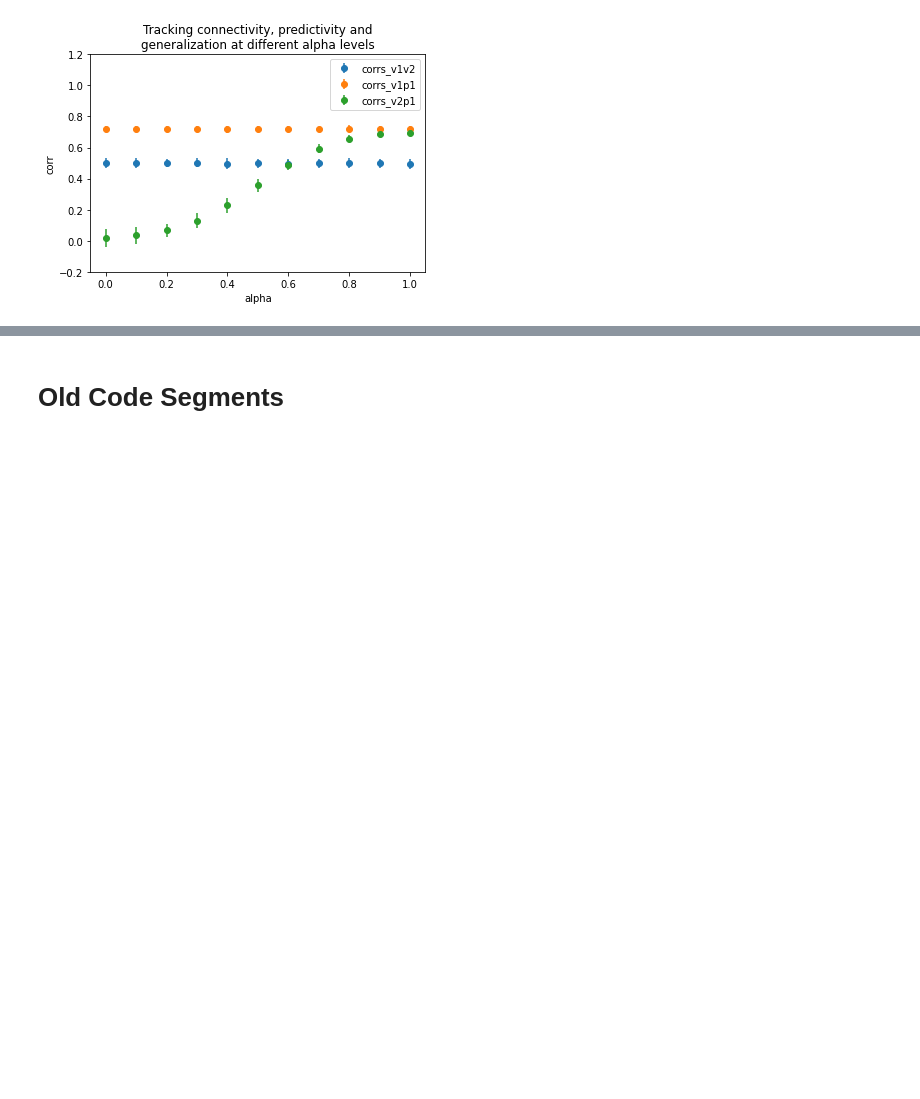
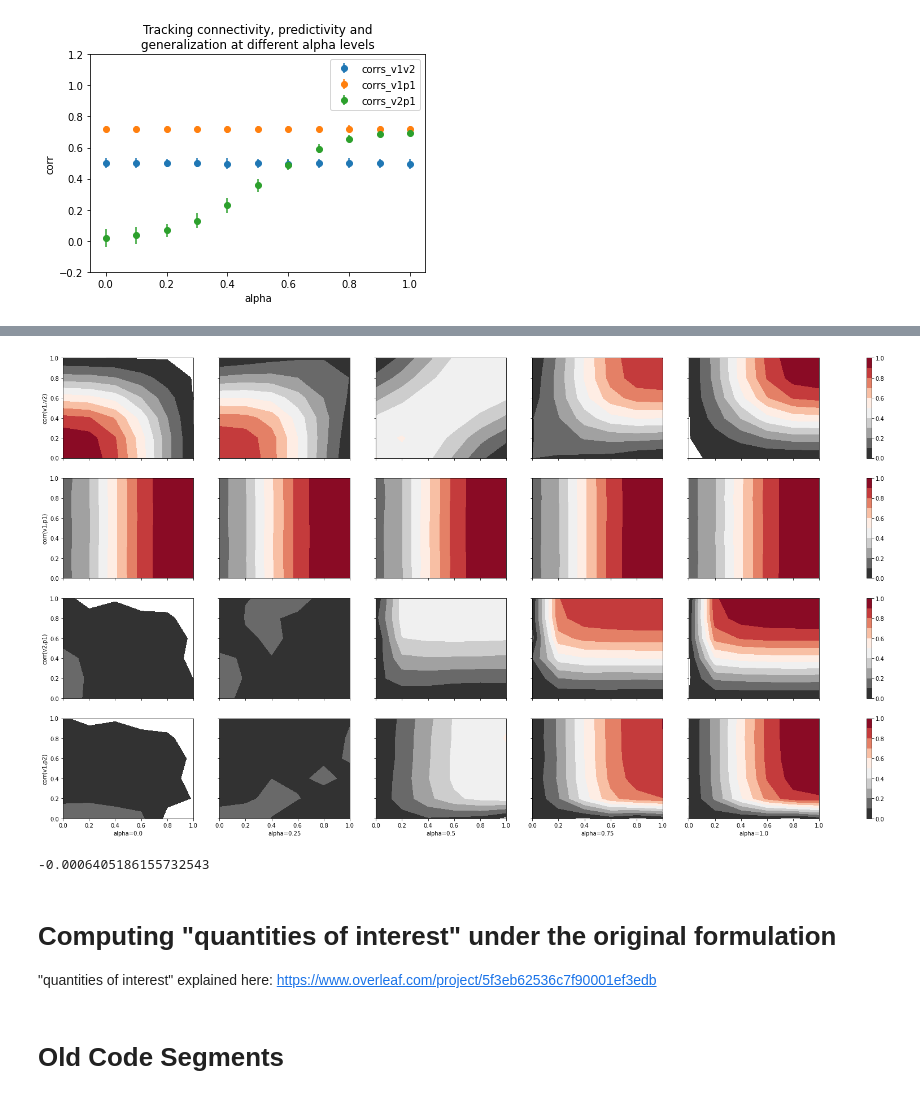
Before and after one commit to abollu779/encoding_model_limitations, a Jupyter notebook: Simulations replicating organization of information between voxels and features.ipynb, the cells around one changed output, grey strips where cells are left out. Cells and saved outputs as stored; diff of their text form; code cells hidden in the pictures; blank space fills up the shorter version.

```diff
--- a/Simulations replicating organization of information between voxels and features.ipynb
+++ b/Simulations replicating organization of information between voxels and features.ipynb
@@ -263,7 +264,7 @@ for m12 in all_m12s:
     for i in range(n_repetitions):
         ms = [m1, m2, m3, m12]
         eps_stds = [eps_std, eps_std, eps_std] # same noise level for all voxels
-        _, corr_v1p1, corr_v2p1 = perform_experiment(n, ms, eps_stds, use_shared_information)
+        _, corr_v1p1, corr_v2p1,_,_ = perform_experiment(n, ms, eps_stds, use_shared_information)
 
         corrs['v1p1'][m12].append(corr_v1p1)
         corrs['v2p1'][m12].append(corr_v2p1)
@@ -315,7 +317,7 @@ for m12 in all_m12s:
             for i in range(n_repetitions):
                 ms = [m1, m2, m3, m12]
                 eps_stds = [eps_std1, eps_std2, eps_std12] # same standard deviation for all voxel noises
-                corr_v1v2, corr_v1p1, corr_v2p1 = perform_experiment(n, ms, eps_stds, use_shared_information)
+                corr_v1v2, corr_v1p1, corr_v2p1,_,_ = perform_experiment(n, ms, eps_stds, use_shared_information)
 
                 corrs[m12]['v1v2'][eps_std1][eps_std2].append(corr_v1v2)
                 corrs[m12]['v1p1'][eps_std1][eps_std2].append(corr_v1p1)
@@ -447,0 +456,16 @@ np.save('spatial_generalization_experiments/corrs/connectivity_predictivity_gene
+# %%
+def generate_voxels_with_alpha_betas(n, xs, ws, alpha, betas):
+    # Initialize noise
+    eps_std1, eps_std2, eps_std12 = 1.0, 1.0, 1.0 # As mentioned in NOTE above.
+    eps1 = np.random.normal(loc=0.0, scale=eps_std1, size=(n, 1))
+    eps2 = np.random.normal(loc=0.0, scale=eps_std2, size=(n, 1))
+    eps12 = np.random.normal(loc=0.0, scale=eps_std12, size=(n, 1))
+
+    # Generate voxel data
+    _, x1, x2, _, x12 = xs
+    w1, w2, w12 = ws
+    beta1, beta2 = betas
+
+    v1 = beta1*(alpha*zscore(np.dot(x12,w12)) + (1-alpha)*zscore(np.dot(x1,w1))) + (1-beta1)*(alpha*eps1 + (1-alpha)*eps12)
+    v2 = beta2*(alpha*zscore(np.dot(x12,w12)) + (1-alpha)*zscore(np.dot(x2,w2))) + (1-beta2)*(alpha*eps2 + (1-alpha)*eps12)
+    return v1, v2
@@ -447,0 +538,40 @@ np.save('spatial_generalization_experiments/corrs/connectivity_predictivity_gene
+# %%
+fig, axs = plt.subplots(4, 5, figsize=(30,15))
+for col in range(5):
+    alpha = all_alphas[col]
+    # Format data for easy 2D plotting
+    X, Y, Z_v1v2, Z_v1p1, Z_v2p1, Z_v1p2 = np.zeros((6,6)), np.zeros((6,6)), np.zeros((6,6)), np.zeros((6,6)), np.zeros((6,6)), np.zeros((6,6))
+    for i, beta1 in enumerate(all_betas):
+        for j, beta2 in enumerate(all_betas):
+            X[i][j] = beta1
+            Y[i][j] = beta2
+            Z_v1v2[i][j] = np.mean(np.array(corrs['v1v2'][alpha][beta1][beta2]))
+            Z_v1p1[i][j] = np.mean(np.array(corrs['v1p1'][alpha][beta1][beta2]))
+            Z_v2p1[i][j] = np.mean(np.array(corrs['v2p1'][alpha][beta1][beta2]))
+            Z_v1p2[i][j] = np.mean(np.array(corrs['v1p2'][alpha][beta1][beta2]))
+    # Plot contour plot
+    ax0 = axs[0][col].contourf(X, Y, Z_v1v2, cmap='RdGy_r', vmin=0, vmax=1, levels=[0.1*i for i in range(11)])
+    ax1 = axs[1][col].contourf(X, Y, Z_v1p1, cmap='RdGy_r', vmin=0, vmax=1, levels=[0.1*i for i in range(11)])
+    ax2 = axs[2][col].contourf(X, Y, Z_v2p1, cmap='RdGy_r', vmin=0, vmax=1, levels=[0.1*i for i in range(11)])
+    ax3 = axs[3][col].contourf(X, Y, Z_v1p2, cmap='RdGy_r', vmin=0, vmax=1, levels=[0.1*i for i in range(11)])
+fig.colorbar(ax0, ax=axs[0, :])
+fig.colorbar(ax1, ax=axs[1, :])
+fig.colorbar(ax2, ax=axs[2, :])
+fig.colorbar(ax3, ax=axs[3, :])
+
+ylabels = ['corr(v1,v2)', 'corr(v1,p1)', 'corr(v2,p1)', 'corr(v1,p2)']
+for i, ax in enumerate(axs.flat):
+    ax.set(xlabel='alpha={}'.format(all_alphas[i%5]), ylabel=ylabels[i//5])
+
+for ax in axs.flat:
+    ax.label_outer()
+plt.show()
+# %% [output]
+[figure, added]
+# %%
+np.mean(np.array(corrs['v1v2'][0.0][1.0][1.0]))
+# %% [output]
+-0.0006405186155732543
+# %% [markdown]
+# Computing "quantities of interest" under the original formulation
+"quantities of interest" explained here: https://www.overleaf.com/project/5f3eb62536c7f90001ef3edb
```
Also changed, not shown: parts of 14 cells of this notebook.
